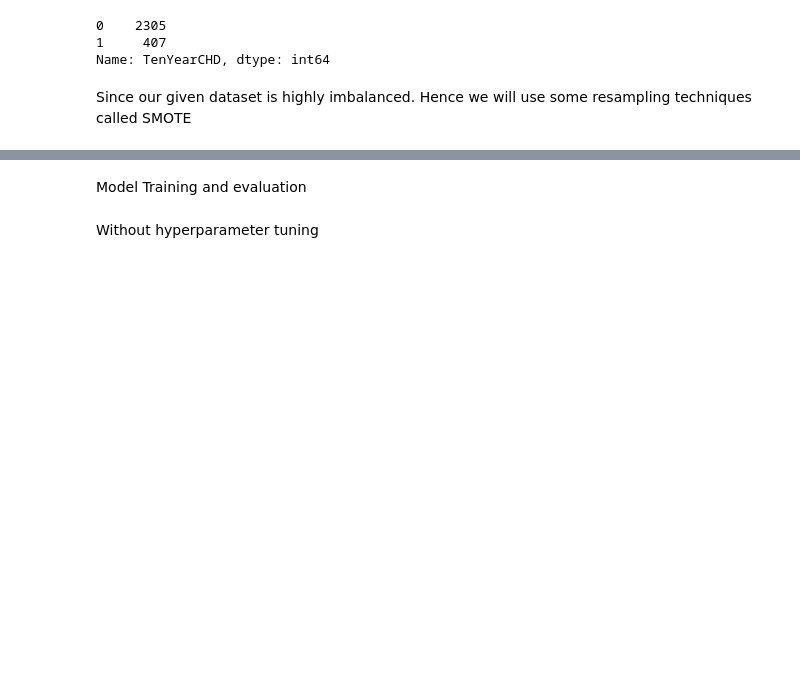
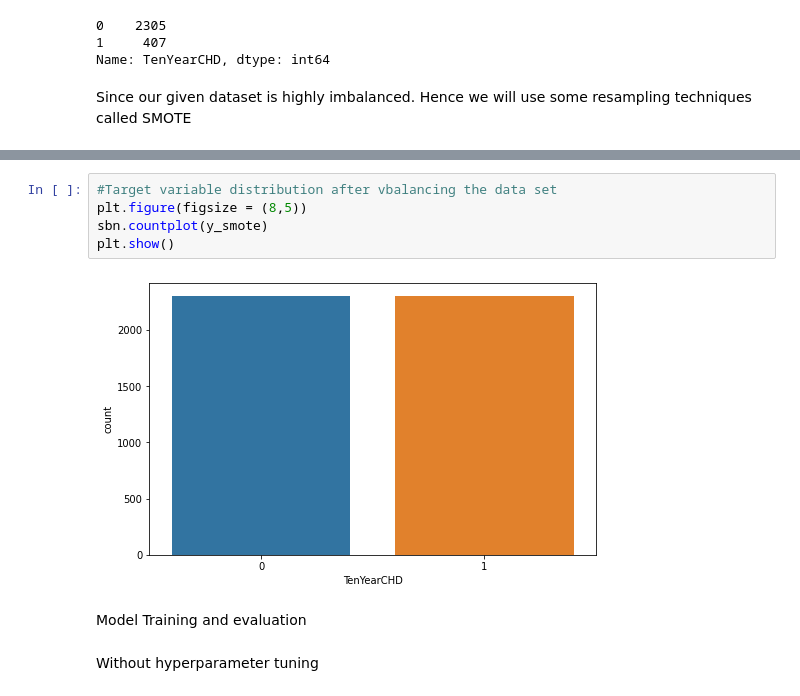
Before and after one commit to pavan-potnuru/Cardiovascular-Risk-Prediction, a Jupyter notebook: 10yrCHD.ipynb, the cells around one changed output, grey strips where cells are left out. Cells and saved outputs as stored; diff of their text form; blank space fills up the shorter version.

```diff
--- a/10yrCHD.ipynb
+++ b/10yrCHD.ipynb
@@ -530,3 +550,10 @@ Name: TenYearCHD, dtype: int64
+# %%
+#Target variable distribution after vbalancing the data set
+plt.figure(figsize = (8,5))
+sbn.countplot(y_smote)
+plt.show()
+# %% [output]
+[figure, added]
 # %% [markdown]
 Model Training and evaluation
 # %% [markdown]
```
Also changed, not shown: parts of 52 cells of this notebook.
